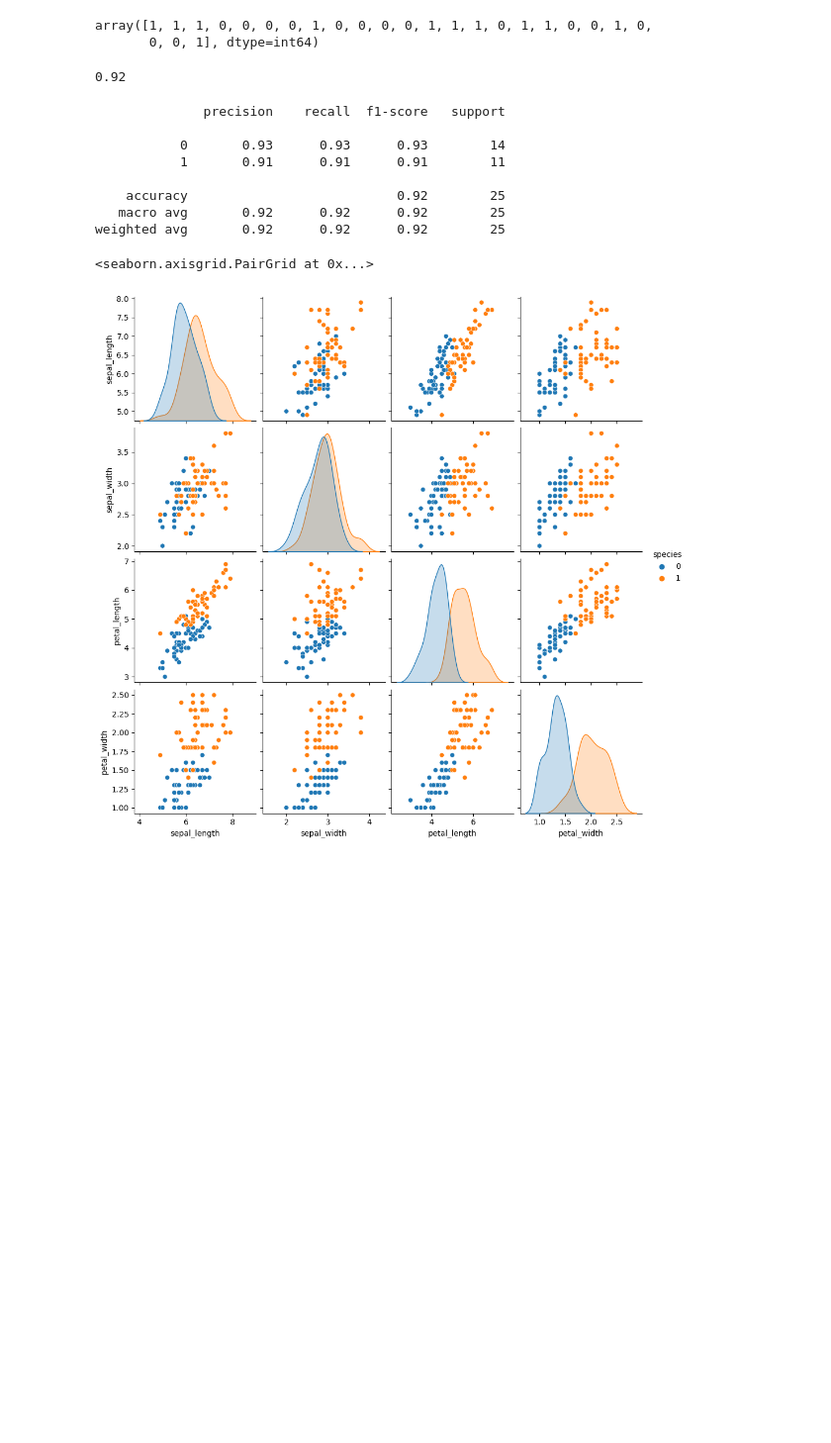
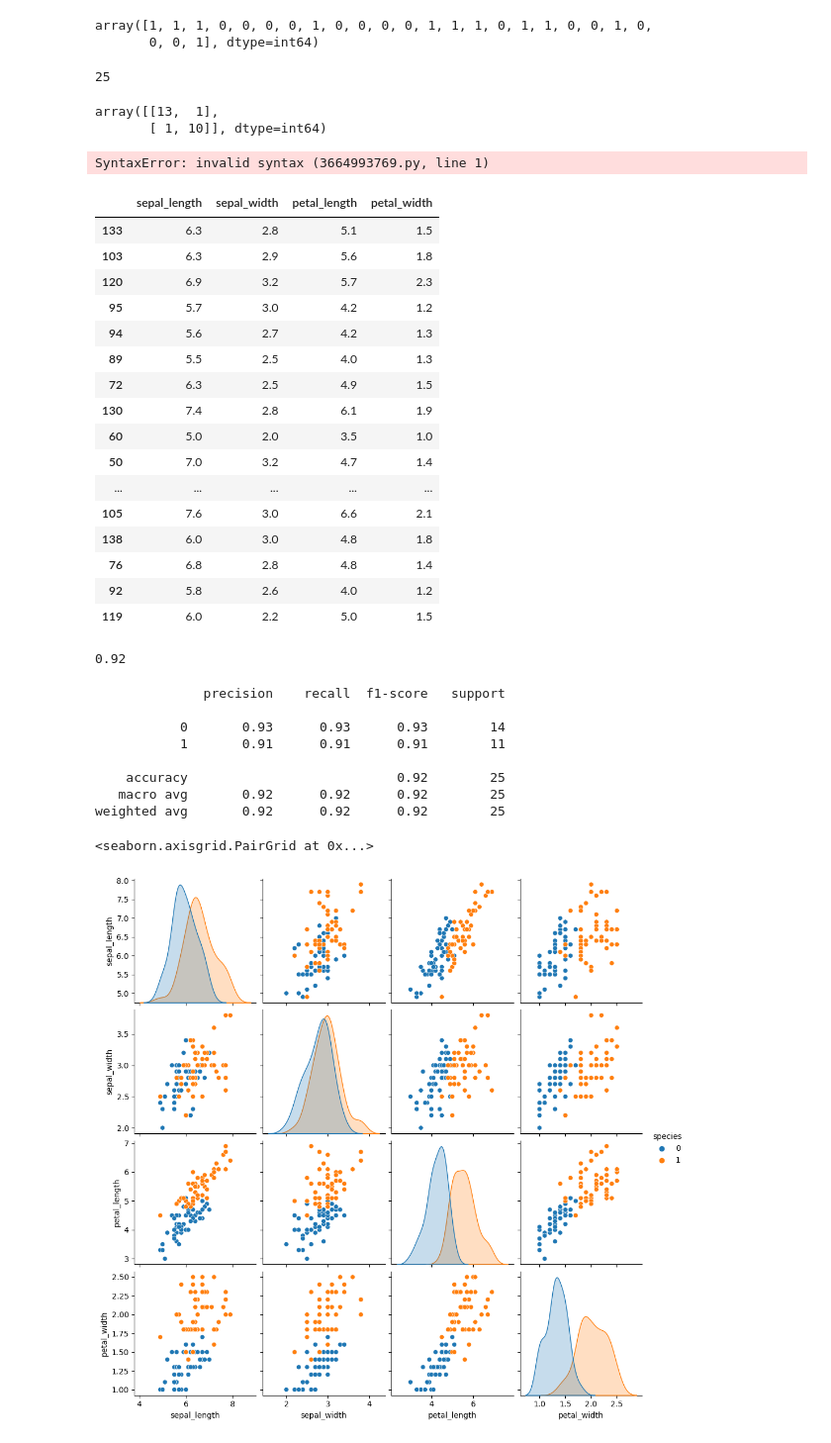
Before and after one commit to sumannelli11/ML, a Jupyter notebook: Logistic Regression.ipynb, the cells around one changed output. Shown at 99% size. Cells and saved outputs as stored; diff of their text form; code cells hidden in the pictures; blank space fills up the shorter version.

```diff
--- a/Logistic Regression.ipynb
+++ b/Logistic Regression.ipynb
@@ -72,6 +72,8 @@ petal_length    0
 petal_width     0
 species         0
 dtype: int64
+# %%
+df=df[df['species']!='setosa']
 # %%
 df=df[df['species']!='setosa']
 # %%
@@ -160,5 +195,9 @@ y_pred
 # %% [output]
 array([1, 1, 1, 0, 0, 0, 0, 1, 0, 0, 0, 0, 1, 1, 1, 0, 1, 1, 0, 0, 1, 0,
        0, 0, 1], dtype=int64)
+# %%
+len(X_test)
+# %% [output]
+25
 # %%
 ## accuracy score
@@ -166,3 +205,33 @@ from sklearn.metrics import accuracy_score,classification_report
+# %%
+confusion_matrix(y_pred,y_test)
+# %% [output]
+array([[13,  1],
+       [ 1, 10]], dtype=int64)
+# %%
+1 -->verginica
+0 : versicolor
+# %% [output]
+SyntaxError: invalid syntax (3664993769.py, line 1)
+# %%
+X_test
+# %% [output]
+|  | sepal_length | sepal_width | petal_length | petal_width |
+| 133 | 6.3 | 2.8 | 5.1 | 1.5 |
+| 103 | 6.3 | 2.9 | 5.6 | 1.8 |
+| 120 | 6.9 | 3.2 | 5.7 | 2.3 |
+| 95 | 5.7 | 3.0 | 4.2 | 1.2 |
+| 94 | 5.6 | 2.7 | 4.2 | 1.3 |
+| 89 | 5.5 | 2.5 | 4.0 | 1.3 |
+| 72 | 6.3 | 2.5 | 4.9 | 1.5 |
+| 130 | 7.4 | 2.8 | 6.1 | 1.9 |
+| 60 | 5.0 | 2.0 | 3.5 | 1.0 |
+| 50 | 7.0 | 3.2 | 4.7 | 1.4 |
+| ... | ... | ... | ... | ... |
+| 105 | 7.6 | 3.0 | 6.6 | 2.1 |
+| 138 | 6.0 | 3.0 | 4.8 | 1.8 |
+| 76 | 6.8 | 2.8 | 4.8 | 1.4 |
+| 92 | 5.8 | 2.6 | 4.0 | 1.2 |
+| 119 | 6.0 | 2.2 | 5.0 | 1.5 |
 # %%
 score=accuracy_score(y_pred,y_test)
 print(score)
```
Also changed, not shown: parts of 14 cells of this notebook.
